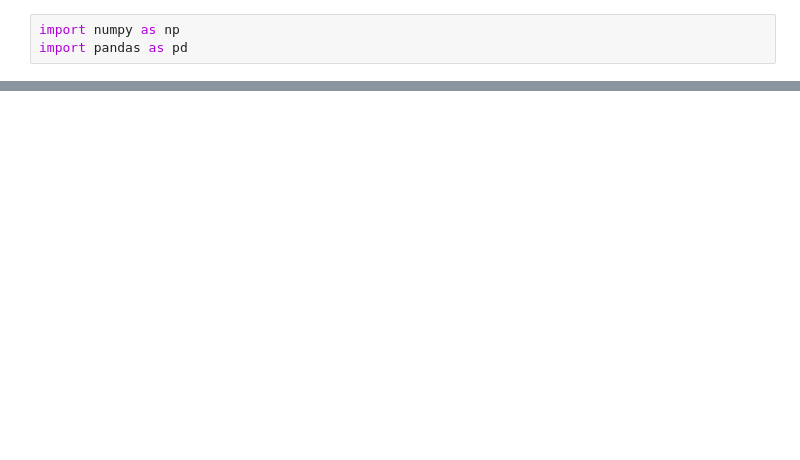
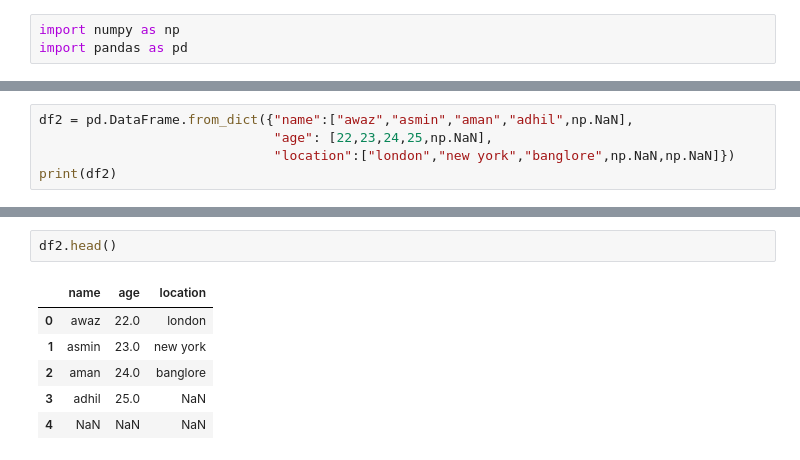
Before and after one commit to Awazbhujel/pandas_practice, a Jupyter notebook: data cleaning.ipynb, the cells around one changed output, grey strips where cells are left out. Cells and saved outputs as stored; diff of their text form; blank space fills up the shorter version.

```diff
--- a/data cleaning.ipynb
+++ b/data cleaning.ipynb
@@ -184,0 +7,5 @@ df.head()
+# %%
+df2 = pd.DataFrame.from_dict({"name":["awaz","asmin","aman","adhil",np.NaN],
+                              "age": [22,23,24,25,np.NaN],
+                              "location":["london","new york","banglore",np.NaN,np.NaN]})
+print(df2)
@@ -184,0 +42,9 @@ df.head()
+# %%
+df2.head()
+# %% [output]
+|  | name | age | location |
+| 0 | awaz | 22.0 | london |
+| 1 | asmin | 23.0 | new york |
+| 2 | aman | 24.0 | banglore |
+| 3 | adhil | 25.0 | NaN |
+| 4 | NaN | NaN | NaN |
```
Also changed, not shown: parts of 56 cells of this notebook.
